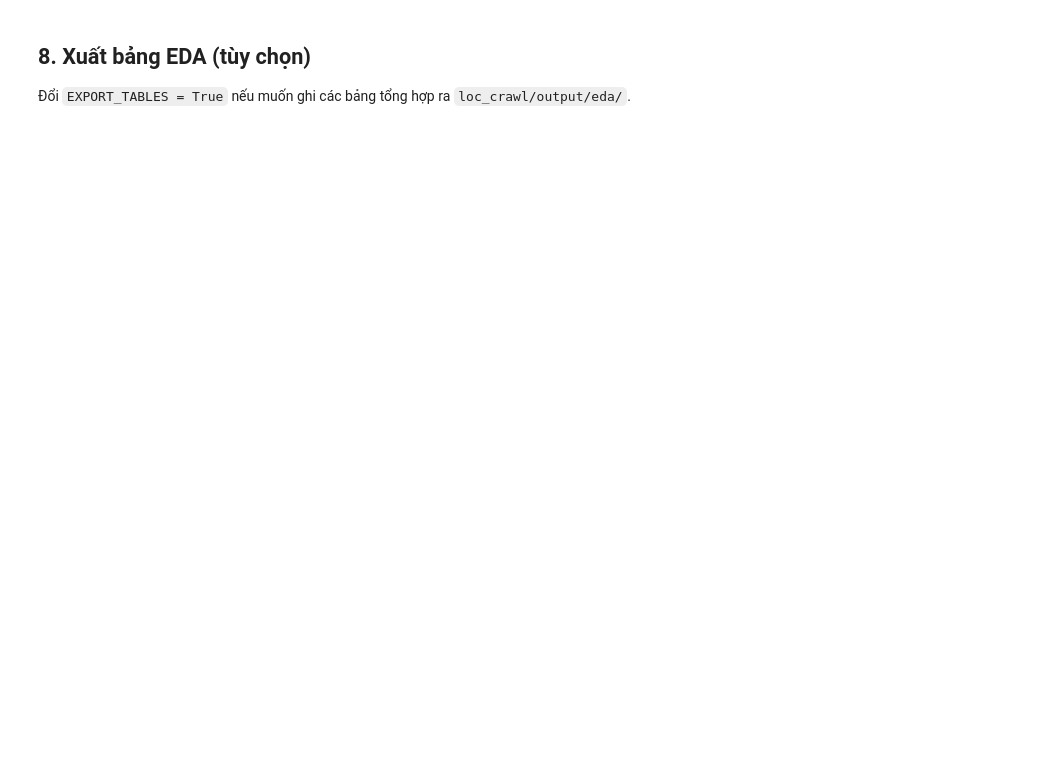
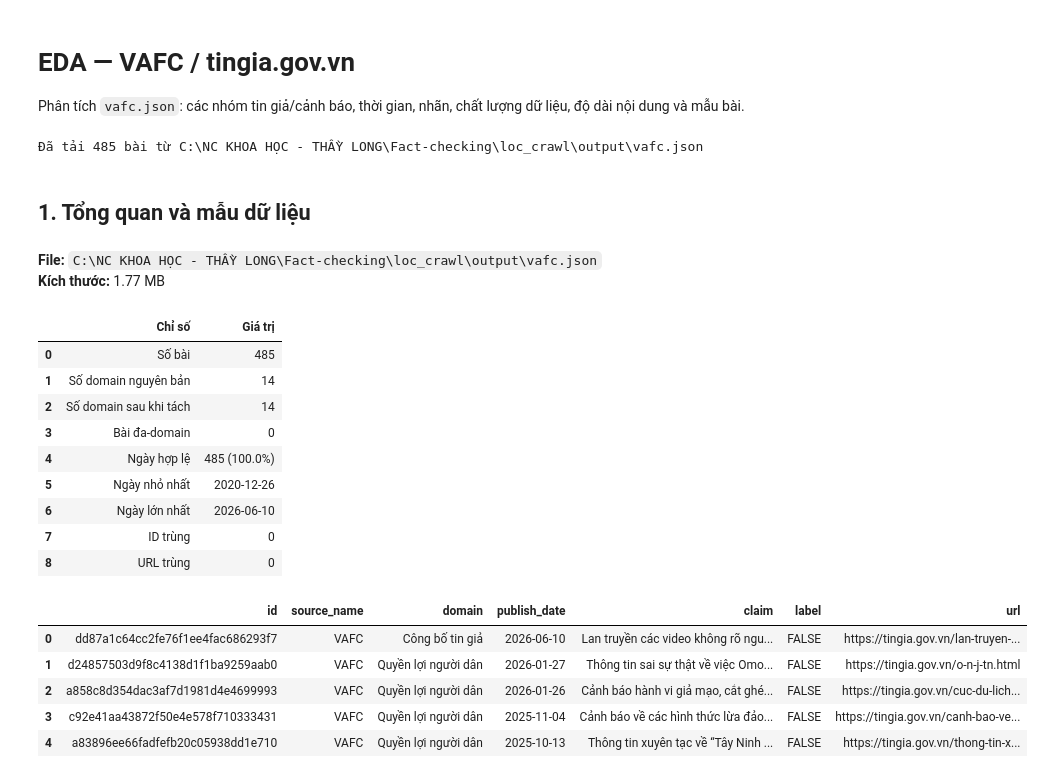
Before and after one commit to mmmm144/Fact-checking, a Jupyter notebook: loc_crawl/notebooks/eda_vafc.ipynb, the cells around one changed output. Saved outputs shown, nothing was run; the diff lists cells and outputs as text; code cells hidden in the pictures; blank space fills up the shorter version.

```diff
--- a/loc_crawl/notebooks/eda_vafc.ipynb
+++ b/loc_crawl/notebooks/eda_vafc.ipynb
@@ -245,4 +0,0 @@ for domain in domain_summary.index:
-# %% [markdown]
-## 8. Xuất bảng EDA (tùy chọn)
-
-Đổi `EXPORT_TABLES = True` nếu muốn ghi các bảng tổng hợp ra `loc_crawl/output/eda/`.
@@ -260,0 +1,41 @@ else:
+# %% [markdown]
+# EDA — VAFC / tingia.gov.vn
+
+Phân tích `vafc.json`: các nhóm tin giả/cảnh báo, thời gian, nhãn, chất lượng dữ liệu, độ dài nội dung và mẫu bài.
+# %%
+from pathlib import Path
+import sys
+search_roots = (Path.cwd(), *Path.cwd().parents)
+module_dir = next((p for root in search_roots for p in (root, root / "loc_crawl" / "notebooks") if (p / "eda_utils.py").exists()), None)
+if module_dir is None: raise FileNotFoundError("Không tìm thấy eda_utils.py")
+sys.path.insert(0, str(module_dir))
+
+from eda_utils import *
+SOURCE_KEY = "vafc"
+df, atomic_domains, data_path = load_source(SOURCE_KEY)
+print(f"Đã tải {len(df):,} bài từ {data_path}")
+# %% [output]
+Đã tải 485 bài từ C:\NC KHOA HỌC - THẦY LONG\Fact-checking\loc_crawl\output\vafc.json
+# %% [markdown]
+## 1. Tổng quan và mẫu dữ liệu
+# %%
+overview = source_overview(df, atomic_domains, data_path)
+# %% [output]
+**File:** `C:\NC KHOA HỌC - THẦY LONG\Fact-checking\loc_crawl\output\vafc.json`
+**Kích thước:** 1.77 MB
+|  | Chỉ số | Giá trị |
+| 0 | Số bài | 485 |
+| 1 | Số domain nguyên bản | 14 |
+| 2 | Số domain sau khi tách | 14 |
+| 3 | Bài đa-domain | 0 |
+| 4 | Ngày hợp lệ | 485 (100.0%) |
+| 5 | Ngày nhỏ nhất | 2020-12-26 |
+| 6 | Ngày lớn nhất | 2026-06-10 |
+| 7 | ID trùng | 0 |
+| 8 | URL trùng | 0 |
+|  | id | source_name | domain | publish_date | claim | label | url |
+| 0 | dd87a1c64cc2fe76f1ee4fac686293f7 | VAFC | Công bố tin giả | 2026-06-10 | Lan truyền các video không rõ ngu... | FALSE | https://tingia.gov.vn/lan-truyen-... |
+| 1 | d24857503d9f8c4138d1f1ba9259aab0 | VAFC | Quyền lợi người dân | 2026-01-27 | Thông tin sai sự thật về việc Omo... | FALSE | https://tingia.gov.vn/o-n-j-tn.html |
+| 2 | a858c8d354dac3af7d1981d4e4699993 | VAFC | Quyền lợi người dân | 2026-01-26 | Cảnh báo hành vi giả mạo, cắt ghé... | FALSE | https://tingia.gov.vn/cuc-du-lich... |
+| 3 | c92e41aa43872f50e4e578f710333431 | VAFC | Quyền lợi người dân | 2025-11-04 | Cảnh báo về các hình thức lừa đảo... | FALSE | https://tingia.gov.vn/canh-bao-ve... |
+| 4 | a83896ee66fadfefb20c05938dd1e710 | VAFC | Quyền lợi người dân | 2025-10-13 | Thông tin xuyên tạc về “Tây Ninh ... | FALSE | https://tingia.gov.vn/thong-tin-x... |
```
Also changed, not shown: parts of 30 cells of this notebook, 5 other files.
